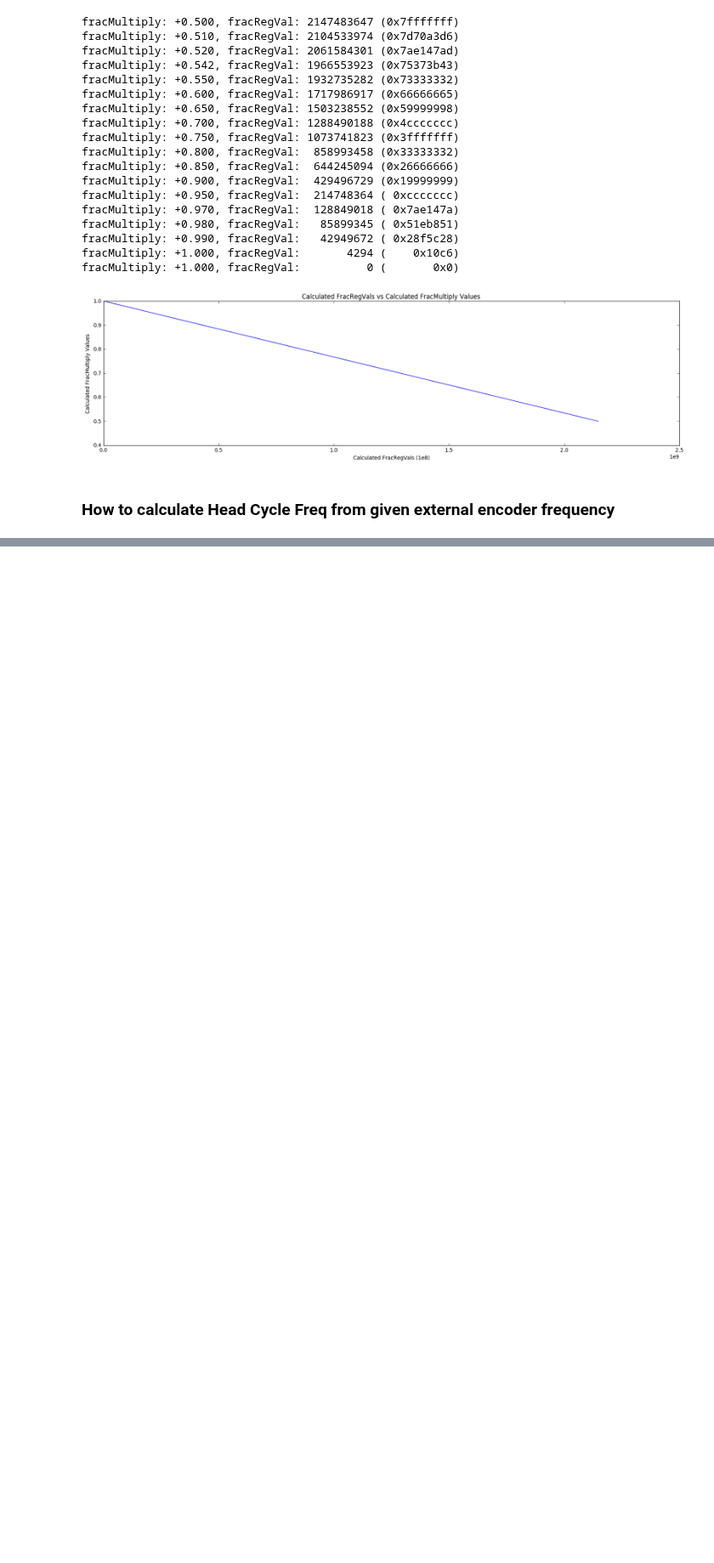
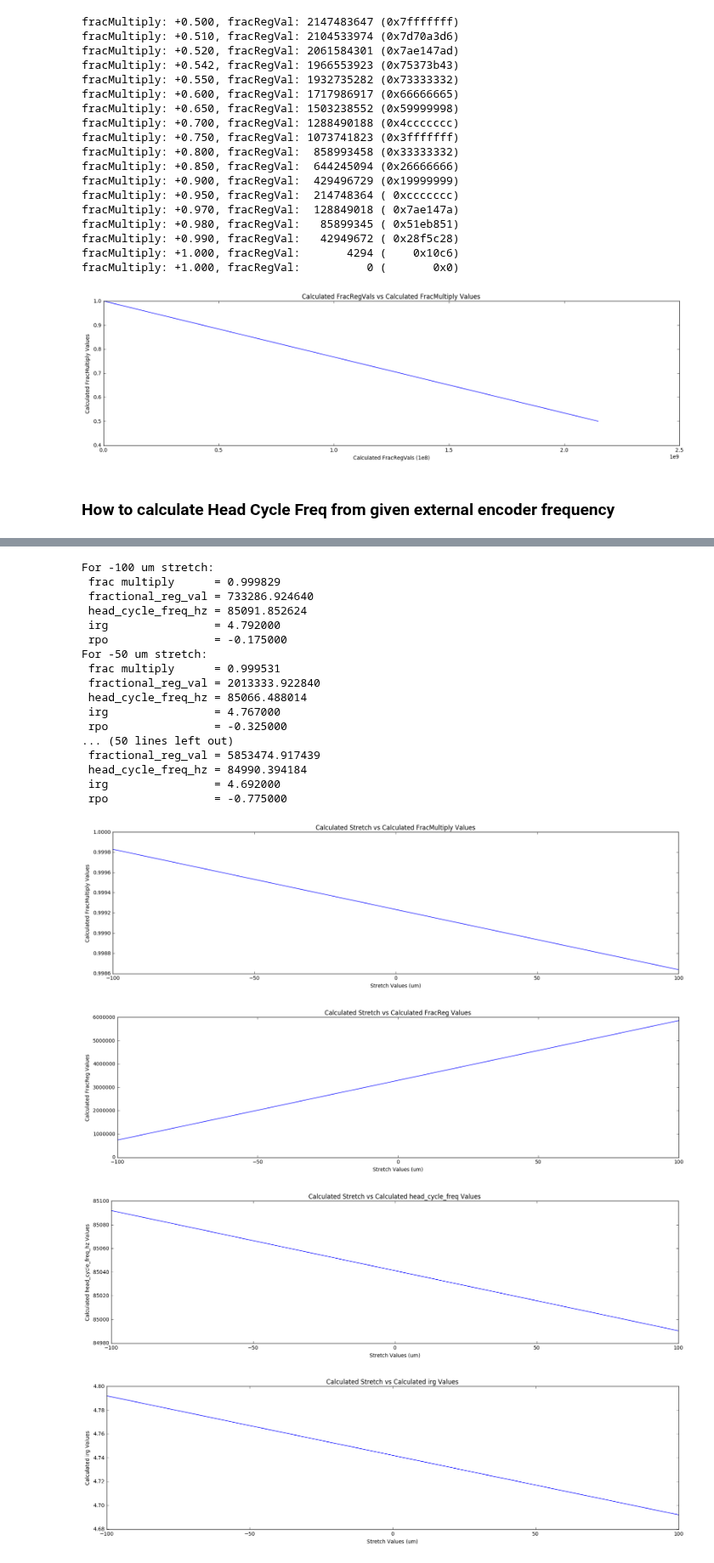
Before and after one commit to Aniruddh1/ipython-opencv-notebooks, a Jupyter notebook: notebooks/Xaar_FractionalRegValue_calcs.ipynb, the cells around one changed output, grey strips where cells are left out. Shown at 85% size. Saved outputs shown, nothing was run; the diff lists cells and outputs as text; code cells hidden in the pictures; blank space fills up the shorter version.

```diff
--- a/notebooks/Xaar_FractionalRegValue_calcs.ipynb
+++ b/notebooks/Xaar_FractionalRegValue_calcs.ipynb
@@ -234,0 +301,71 @@ Automagic is ON, % prefix IS NOT needed for line magics.
+# %%
+frac_multiply_stretch_values = []
+fractional_reg_values = []
+head_cycle_freq_hz_values = []
+irg_values = []
+rpo_values = []
+for stretch in stretch_list:
+    vals = calc_encoder_values(stretch)
+    frac_multiply_stretch_values.append(vals['fractional_multiply'])
+    fractional_reg_values.append(vals['fractional_reg_val'])
+    head_cycle_freq_hz_values.append(vals['head_cycle_freq_hz'])
+    irg_values.append(vals['irg'])
+    rpo_values.append(vals['rpo'])
+    print("For %+2d um stretch:" % (stretch))
+    print(" frac multiply      = %f" % (vals['fractional_multiply']))
+    print(" fractional_reg_val = %f" % (vals['fractional_reg_val']))
+    print(" head_cycle_freq_hz = %f" % (vals['head_cycle_freq_hz']))
+    print(" irg                = %f" % (vals['irg']))
+    print(" rpo                = %f" % (vals['rpo']))
+plt.figure(figsize=(10*2,5))
+plt.plot(stretch_list, frac_multiply_stretch_values, color='b')
+plt.title('Calculated Stretch vs Calculated FracMultiply Values')
+plt.xlabel('Stretch Values (um)')
+plt.ylabel('Calculated FracMultiply Values')
+
+plt.figure(figsize=(10*2,5))
+plt.plot(stretch_list, fractional_reg_values, color='b')
+plt.title('Calculated Stretch vs Calculated FracReg Values')
+plt.xlabel('Stretch Values (um)')
+plt.ylabel('Calculated FracReg Values')
+
+plt.figure(figsize=(10*2,5))
+plt.plot(stretch_list, head_cycle_freq_hz_values, color='b')
+plt.title('Calculated Stretch vs Calculated head_cycle_freq Values')
+plt.xlabel('Stretch Values (um)')
+plt.ylabel('Calculated head_cycle_freq_hz Values')
+
+plt.figure(figsize=(10*2,5))
+plt.plot(stretch_list, irg_values, color='b')
+plt.title('Calculated Stretch vs Calculated irg Values')
+plt.xlabel('Stretch Values (um)')
+plt.ylabel('Calculated irg Values')
+
+plt.figure(figsize=(10*2,5))
+plt.plot(stretch_list, rpo_values, color='b')
+plt.title('Calculated Stretch vs Calculated rpo Values')
+plt.xlabel('Stretch Values (um)')
+plt.ylabel('Calculated rpo Values')
+plt.show()
+# %% [output]
+For -100 um stretch:
+ frac multiply      = 0.999829
+ fractional_reg_val = 733286.924640
+ head_cycle_freq_hz = 85091.852624
+ irg                = 4.792000
+ rpo                = -0.175000
+For -50 um stretch:
+ frac multiply      = 0.999531
+ fractional_reg_val = 2013333.922840
+ head_cycle_freq_hz = 85066.488014
+ irg                = 4.767000
+ rpo                = -0.325000
+... (50 lines left out)
+ fractional_reg_val = 5853474.917439
+ head_cycle_freq_hz = 84990.394184
+ irg                = 4.692000
+ rpo                = -0.775000
+[figure, added]
+[figure, added]
+[figure, added]
+[figure, added]
```
Also changed, not shown: parts of 21 cells of this notebook.
